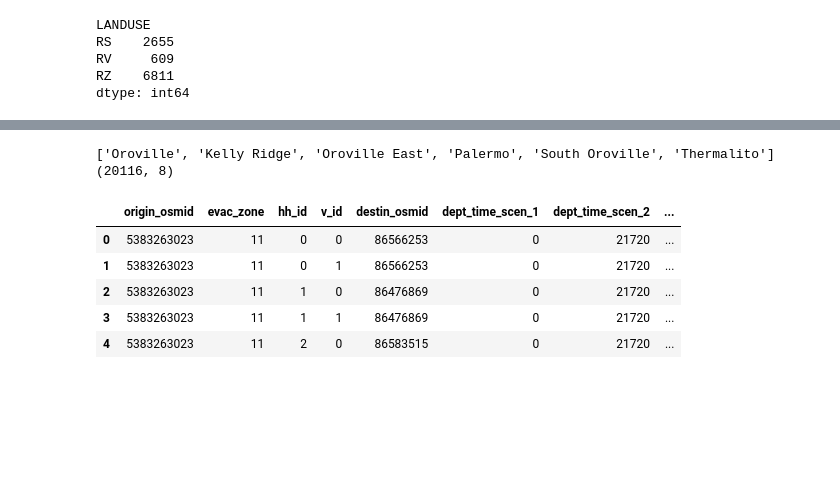
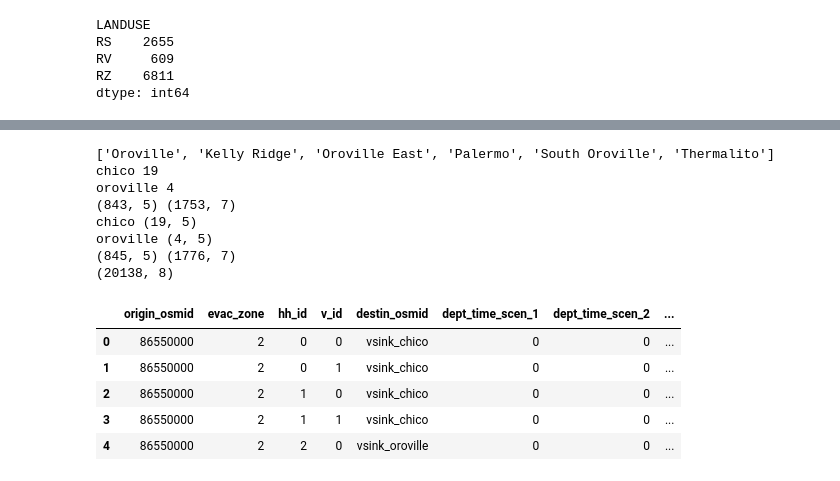
Before and after one commit to cb-cities/spatial_queue, a Jupyter notebook: projects/butte_osmnx/Butte.ipynb, the cells around one changed output, grey strips where cells are left out. Drawn from its saved outputs; the diff is of its cells as text; code cells hidden in the pictures; blank space fills up the shorter version.

```diff
--- a/projects/butte_osmnx/Butte.ipynb
+++ b/projects/butte_osmnx/Butte.ipynb
@@ -129,8 +290,8 @@ from shapely import wkt
 from shapely.geometry import Point
 # %%
 ### node file
-nodes_df = pd.read_csv('network_inputs/butte_nodes_drive.csv')
-nodes_gdf = gpd.GeoDataFrame(nodes_df, geometry=[Point(xy) for xy in zip(nodes_df.x, nodes_df.y)], crs='epsg:4326').to_crs('epsg:3857')
+nodes_df = pd.read_csv('network_inputs/butte_ctm_nodes_sim.csv')
+nodes_gdf = gpd.GeoDataFrame(nodes_df, geometry=[Point(xy) for xy in zip(nodes_df.lon, nodes_df.lat)], crs='epsg:4326').to_crs('epsg:3857')
 
 ### city boundary
 cities = gpd.read_file('network_inputs/ca-places-boundaries/CA_Places_TIGER2016.shp').to_crs('epsg:3857')
@@ -226,48 +389,95 @@ for node in nodes_evac_origins_gdf[['osmid', 'hh_cnts', 'evac_zone']].copy().sam
 od = pd.DataFrame(od_list, columns=['origin_osmid', 'evac_zone', 'hh_id', 'v_id'])
 ### only look at the first 14 zones
 od = od.loc[od['evac_zone']<=14]
-od_hh = od.drop_duplicates(subset=['origin_osmid', 'evac_zone', 'hh_id']).copy().drop(columns='v_id')
+od_hh = od.drop_duplicates(subset=['origin_osmid', 'evac_zone', 'hh_id']).copy().drop(columns='v_id').sample(frac=1)
 
 ### find osmids in Oroville or Chico
 print(oroville['NAME'].values.tolist()) ### Should be 6
 safe_area_dict = {'chico': chico.unary_union, 'oroville': oroville.unary_union}
 safe_nodes = dict()
 nodes_sindex = nodes_gdf.sindex
 for nm, geom in safe_area_dict.items():
     coarse_node_ids = list(nodes_sindex.intersection(geom.bounds))
     coarse_nodes = nodes_gdf.iloc[coarse_node_ids]
     precise_nodes = coarse_nodes[coarse_nodes.intersects(geom)]
     safe_nodes[nm] = precise_nodes['osmid'].values.tolist()
-#     print(nm, len(precise_nodes))
+    print(nm, len(precise_nodes))
+
+### virtual end nodes for CTM
+nodes_vdf = nodes_df.copy()
+edges_vdf = pd.read_csv('network_inputs/butte_ctm_edges_sim.csv')
+print(nodes_vdf.shape, edges_vdf.shape)
+
+nodes_vdf_list = []
+node_vnid = np.max(nodes_vdf['nid'])
+edges_vdf_list = []
+edge_veid = np.max(edges_vdf['eid'])
+for nm in ['chico', 'oroville']:
+    before_virtual_nodes = nodes_gdf[nodes_gdf['osmid'].isin(safe_nodes[nm])].copy()
+    print(nm, before_virtual_nodes.shape)
+    virtual_nodes_lon = np.mean(before_virtual_nodes['lon'])
+    virtual_nodes_lat = np.mean(before_virtual_nodes['lat'])
+    node_vnid += 1
+    nodes_vdf_list.append([node_vnid, 'vsink_{}'.format(nm),
+                           virtual_nodes_lon, virtual_nodes_lat,
+                           'POINT ({} {})'.format(virtual_nodes_lon, virtual_nodes_lat)
+                          ])
+    for bvn in before_virtual_nodes.itertuples():
+        edge_veid += 1
+        edges_vdf_list.append([edge_veid, getattr(bvn, 'nid'), node_vnid, 10000, 10000, 100,
+                              'LINESTRING({} {}, {} {})'.format(
+                                  getattr(bvn, 'geometry').coords[-1][0],
+                                  getattr(bvn, 'geometry').coords[-1][1],
+                                  virtual_nodes_lon, virtual_nodes_lat)
+                              ])
+
+nodes_vdf = pd.concat([nodes_vdf, pd.DataFrame(
+    nodes_vdf_list, columns=['nid', 'osmid', 'lon', 'lat', 'geometry'])])
+edges_vdf = pd.concat([edges_vdf, pd.DataFrame(
+    edges_vdf_list, columns=['eid', 'nid_s', 'nid_e', 'length', 'maxmph', 'lanes', 'geometry'])])
+print(nodes_vdf.shape, edges_vdf.shape)
+nodes_vdf.to_csv('network_inputs/butte_ctm_nodes_sim_virtual.csv')
+edges_vdf.to_csv('network_inputs/butte_ctm_edges_sim_virtual.csv')
+
+
 
 ### add destination
 chico_ratio = 0.7
-d_list = random.choices(
-    safe_nodes['chico'], k=int(od_hh.shape[0]*chico_ratio)) + random.choices(
-    safe_nodes['oroville'], k=od_hh.shape[0]-int(od_hh.shape[0]*chico_ratio))
+
+# d_list = random.choices(
+#     safe_nodes['chico'], k=int(od_hh.shape[0]*chico_ratio)) + random.choices(
+#     safe_nodes['oroville'], k=od_hh.shape[0]-int(od_hh.shape[0]*chico_ratio))
+d_list = random.choices(['vsink_chico', 'vsink_oroville'], k=od_hh.shape[0], weights=[chico_ratio, 1-chico_ratio])
+
 od_hh['destin_osmid'] = d_list
 ### add departure time
 od_hh['dept_time_scen_1'] = 0
 od_hh['dept_time_scen_2'] = np.where(
         od_hh['evac_zone'].isin([1,2,3]), 0, np.where(
             od_hh['evac_zone'].isin([4,5,6,7,8]), 157*60, np.where(
                 od_hh['evac_zone'].isin([9,10,11,12,13,14]), (157+205)*60, 0)))
 od_hh['dept_time_scen_3'] = random.choices(
     range(20*60, 1*3600), k=int(od_hh.shape[0]*0.05)) + random.choices(
     range(1*3600, 2*3600), k=int(od_hh.shape[0]*0.55)) + random.choices(
     range(2*3600, 3*3600), k=int(od_hh.shape[0]*0.35)) + random.choices(
     range(3*3600, 6*3600), k=od_hh.shape[0]-int(od_hh.shape[0]*0.05)-int(od_hh.shape[0]*0.55)-int(od_hh.shape[0]*0.35))
 od = od.merge(od_hh, how='left', on=['origin_osmid', 'evac_zone', 'hh_id'])
 print(od.shape)
 display(od.head())
 
-od[['origin_osmid', 'destin_osmid', 'evac_zone', 'hh_id', 'v_id', 'dept_time_scen_1', 'dept_time_scen_2', 'dept_time_scen_3']].to_csv('demand_inputs/od.csv', index=False)
+od[['origin_osmid', 'destin_osmid', 'evac_zone', 'hh_id', 'v_id', 'dept_time_scen_1', 'dept_time_scen_2', 'dept_time_scen_3']].to_csv('demand_inputs/ctm_od_virtual.csv', index=False)
 # %% [output]
 ['Oroville', 'Kelly Ridge', 'Oroville East', 'Palermo', 'South Oroville', 'Thermalito']
-(20116, 8)
+chico 19
+oroville 4
+(843, 5) (1753, 7)
+chico (19, 5)
+oroville (4, 5)
+(845, 5) (1776, 7)
+(20138, 8)
 |  | origin_osmid | evac_zone | hh_id | v_id | destin_osmid | dept_time_scen_1 | dept_time_scen_2 | ... |
-| 0 | 5383263023 | 11 | 0 | 0 | 86566253 | 0 | 21720 | ... |
-| 1 | 5383263023 | 11 | 0 | 1 | 86566253 | 0 | 21720 | ... |
-| 2 | 5383263023 | 11 | 1 | 0 | 86476869 | 0 | 21720 | ... |
-| 3 | 5383263023 | 11 | 1 | 1 | 86476869 | 0 | 21720 | ... |
-| 4 | 5383263023 | 11 | 2 | 0 | 86583515 | 0 | 21720 | ... |
+| 0 | 86550000 | 2 | 0 | 0 | vsink_chico | 0 | 0 | ... |
+| 1 | 86550000 | 2 | 0 | 1 | vsink_chico | 0 | 0 | ... |
+| 2 | 86550000 | 2 | 1 | 0 | vsink_chico | 0 | 0 | ... |
+| 3 | 86550000 | 2 | 1 | 1 | vsink_chico | 0 | 0 | ... |
+| 4 | 86550000 | 2 | 2 | 0 | vsink_oroville | 0 | 0 | ... |
```
Also changed, not shown: parts of 6 cells of this notebook, 1 other file.
